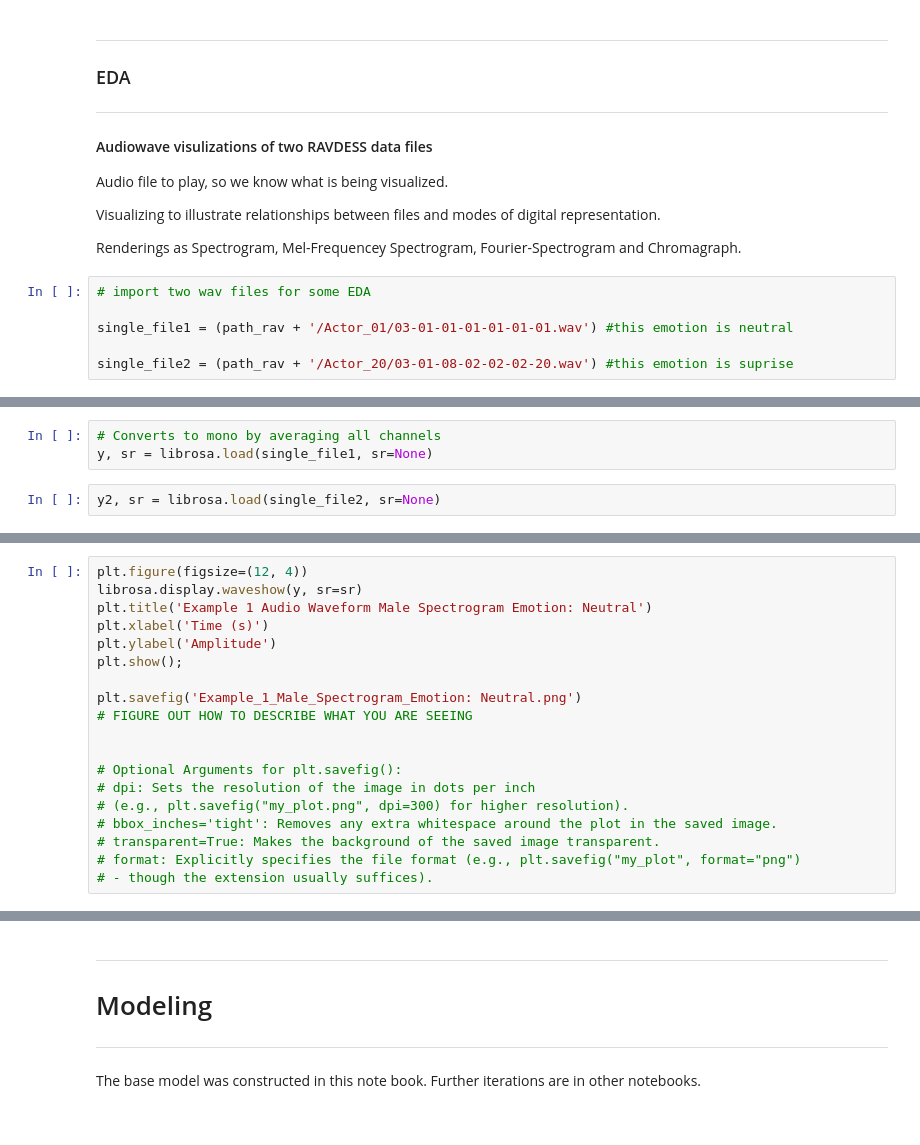
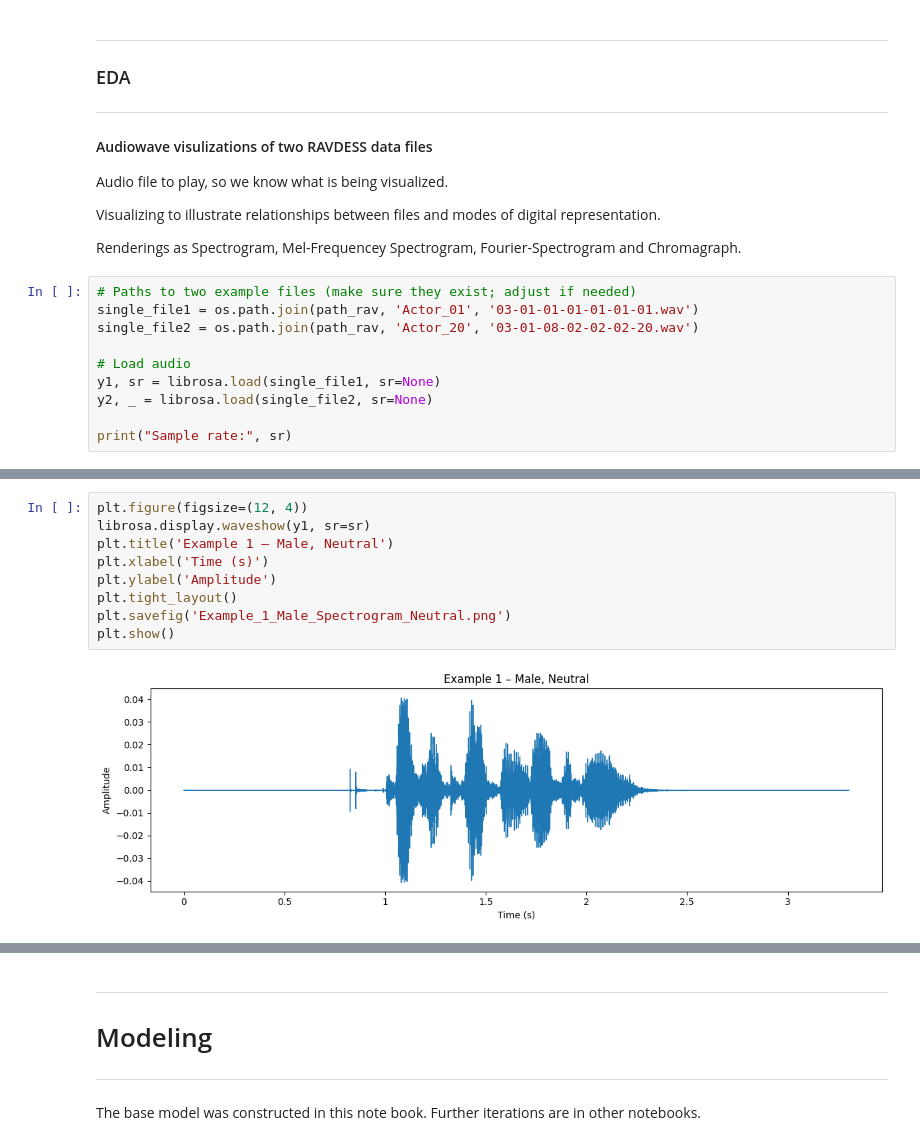
Before and after one commit to AugustAllYear/Emotion-Voice-Recognition, a Jupyter notebook: 01_EDA_Dataset_prep_firstModel.ipynb, the cells around one changed output, grey strips where cells are left out. Drawn from its saved outputs; the diff is of its cells as text.

```diff
--- a/01_EDA_Dataset_prep_firstModel.ipynb
+++ b/01_EDA_Dataset_prep_firstModel.ipynb
@@ -75,8 +78,12 @@ Visualizing to illustrate relationships between files and modes of digital repre
 Renderings as Spectrogram,
 Mel-Frequencey Spectrogram, Fourier-Spectrogram and Chromagraph.
 # %%
-# import two wav files for some EDA
+# Paths to two example files (make sure they exist; adjust if needed)
+single_file1 = os.path.join(path_rav, 'Actor_01', '03-01-01-01-01-01-01.wav')
+single_file2 = os.path.join(path_rav, 'Actor_20', '03-01-08-02-02-02-20.wav')
 
-single_file1 = (path_rav + '/Actor_01/03-01-01-01-01-01-01.wav') #this emotion is neutral
+# Load audio
+y1, sr = librosa.load(single_file1, sr=None)
+y2, _ = librosa.load(single_file2, sr=None)
 
-single_file2 = (path_rav + '/Actor_20/03-01-08-02-02-02-20.wav') #this emotion is suprise
+print("Sample rate:", sr)
@@ -83,7 +92,2 @@ single_file2 = (path_rav + '/Actor_20/03-01-08-02-02-02-20.wav') #this emotion i
-# %%
-# Converts to mono by averaging all channels
-y, sr = librosa.load(single_file1, sr=None)
-# %%
-y2, sr = librosa.load(single_file2, sr=None)
 # %%
 ipd.Audio(single_file1)
@@ -92,20 +100,12 @@ ipd.Audio(single_file2)
 # %%
 plt.figure(figsize=(12, 4))
-librosa.display.waveshow(y, sr=sr)
-plt.title('Example 1 Audio Waveform Male Spectrogram Emotion: Neutral')
+librosa.display.waveshow(y1, sr=sr)
+plt.title('Example 1 – Male, Neutral')
 plt.xlabel('Time (s)')
 plt.ylabel('Amplitude')
-plt.show();
-
-plt.savefig('Example_1_Male_Spectrogram_Emotion: Neutral.png')
-# FIGURE OUT HOW TO DESCRIBE WHAT YOU ARE SEEING
-
-
-# Optional Arguments for plt.savefig():
-# dpi: Sets the resolution of the image in dots per inch
-# (e.g., plt.savefig("my_plot.png", dpi=300) for higher resolution).
-# bbox_inches='tight': Removes any extra whitespace around the plot in the saved image.
-# transparent=True: Makes the background of the saved image transparent.
-# format: Explicitly specifies the file format (e.g., plt.savefig("my_plot", format="png")
-# - though the extension usually suffices).
+plt.tight_layout()
+plt.savefig('Example_1_Male_Spectrogram_Neutral.png')
+plt.show()
+# %% [output]
+[figure, added]
 # %%
```
Also changed, not shown: parts of 67 cells of this notebook, 28 other files.
